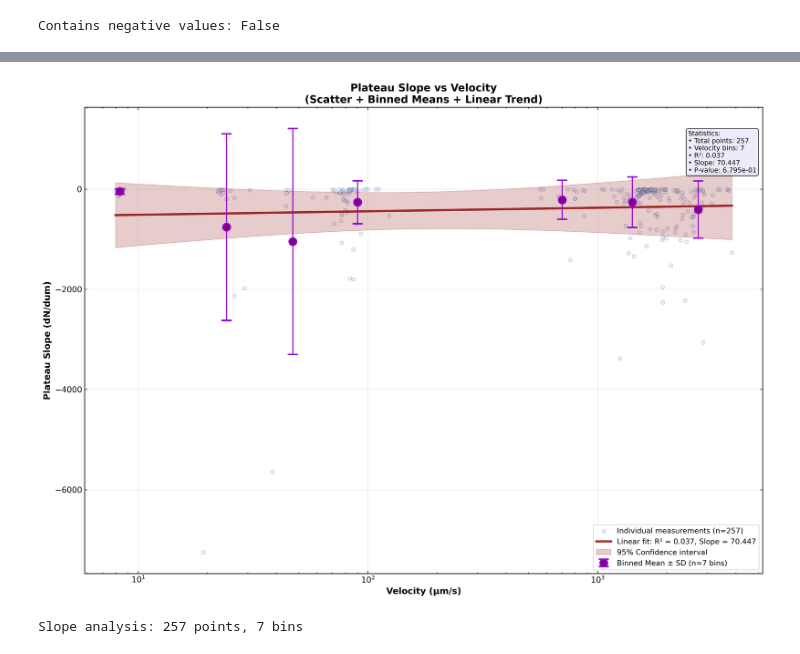
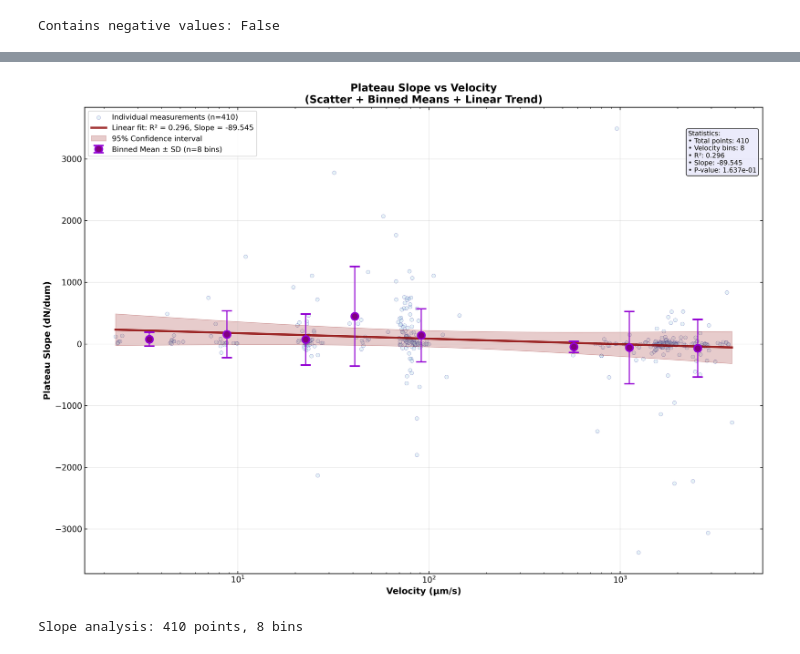
Before and after one commit to enzovill94/PyFMGUI_DyNaMo_tdms, a Jupyter notebook: notebook/loadTetherDataframe.ipynb, the cells around one changed output, grey strips where cells are left out. Cells and saved outputs as stored; diff of their text form; code cells hidden in the pictures.

```diff
--- a/notebook/loadTetherDataframe.ipynb
+++ b/notebook/loadTetherDataframe.ipynb
@@ -326,33 +399,33 @@ import scipy.stats as stats
 from scipy import stats as scipy_stats
 warnings.filterwarnings('ignore', category=RuntimeWarning)
 
-# Filter and prepare slope data
-velocity_meta_clean = np.array(selected_velocity_calc)
-slope_clean = np.array(selected_slope) * 1e6  # Convert to dN/dµm
+# # Filter and prepare slope data
+# velocity_meta_clean = np.array(selected_velocity_calc)
+# slope_clean = np.array(selected_slope) * 1e6  # Convert to dN/dµm
 
-# Basic data filtering
+# # Basic data filtering
 valid_mask = (
-    ~np.isnan(velocity_meta_clean) &
-    ~np.isnan(slope_clean) &
-    (velocity_meta_clean > 1e-6) &
-    (slope_clean != 0) &
-    (slope_clean < 1e-6 ) &
-    (slope_clean < -1)
+    # ~np.isnan(velocity_meta_clean) &
+    # ~np.isnan(slope_clean) &
+    # (velocity_meta_clean > 1e-6)
+    # (slope_clean != 0) &
+    # (slope_clean < 1e-6 ) &
+    (slope_filtered_clean > -4000)
 )
 
-velocity_filtered = velocity_meta_clean[valid_mask]
-slope_filtered = slope_clean[valid_mask]
-slope_log = slope_filtered
+# velocity_filtered = velocity_meta_clean[valid_mask]
+# slope_filtered = slope_clean[valid_mask]
+# slope_log = slope_filtered
 
-# Remove infinite values
-finite_mask = np.isfinite(slope_log)
-velocity_filtered = velocity_filtered[finite_mask]
-slope_log = slope_log[finite_mask]
+# # Remove infinite values
+# finite_mask = np.isfinite(slope_log)
+# velocity_filtered = velocity_filtered[finite_mask]
+# slope_log = slope_log[finite_mask]
 
 # Create DataFrame
 slope_df = pd.DataFrame({
-    'velocity': velocity_filtered,
-    'slope_log': slope_log
+    'velocity': velocity_calc_clean[valid_mask],
+    'slope_log': slope_filtered_clean[valid_mask],
 })
 
 # Create main plot
@@ -432,32 +505,32 @@ else:
 # Formatting
 ax.set_xlabel("Velocity (µm/s)", fontsize=12, fontweight='bold')
 ax.set_ylabel("Plateau Slope (dN/dum)", fontsize=12, fontweight='bold')
 ax.set_title("Plateau Slope vs Velocity\n(Scatter + Binned Means + Linear Trend)",
             fontsize=14, fontweight='bold')
 ax.set_xscale('log')
 ax.grid(True, alpha=0.3)
 ax.legend(fontsize=10)
 
 # Statistics text
 if not np.isnan(r_value):
     stats_text = f"""Statistics:
 • Total points: {len(slope_df)}
 • Velocity bins: {len(means_df)}
 • R²: {r_value**2:.3f}
 • Slope: {slope_coeff:.3f}
 • P-value: {p_value:.3e}"""
 else:
     stats_text = f"""Statistics:
 • Total points: {len(slope_df)}
 • Insufficient data for trend"""
 
 ax.text(0.89, 0.95, stats_text, transform=ax.transAxes, fontsize=9,
         verticalalignment='top', bbox=dict(boxstyle='round', facecolor='lavender', alpha=0.8))
 
 plt.tight_layout()
 plt.show()
 
 print(f"Slope analysis: {len(slope_df)} points, {len(means_df)} bins")
 # %% [output]
-[figure, old version]
+[figure, new version]
-Slope analysis: 257 points, 7 bins
+Slope analysis: 410 points, 8 bins
```
Also changed, not shown: parts of 11 cells of this notebook, 4 other files.
